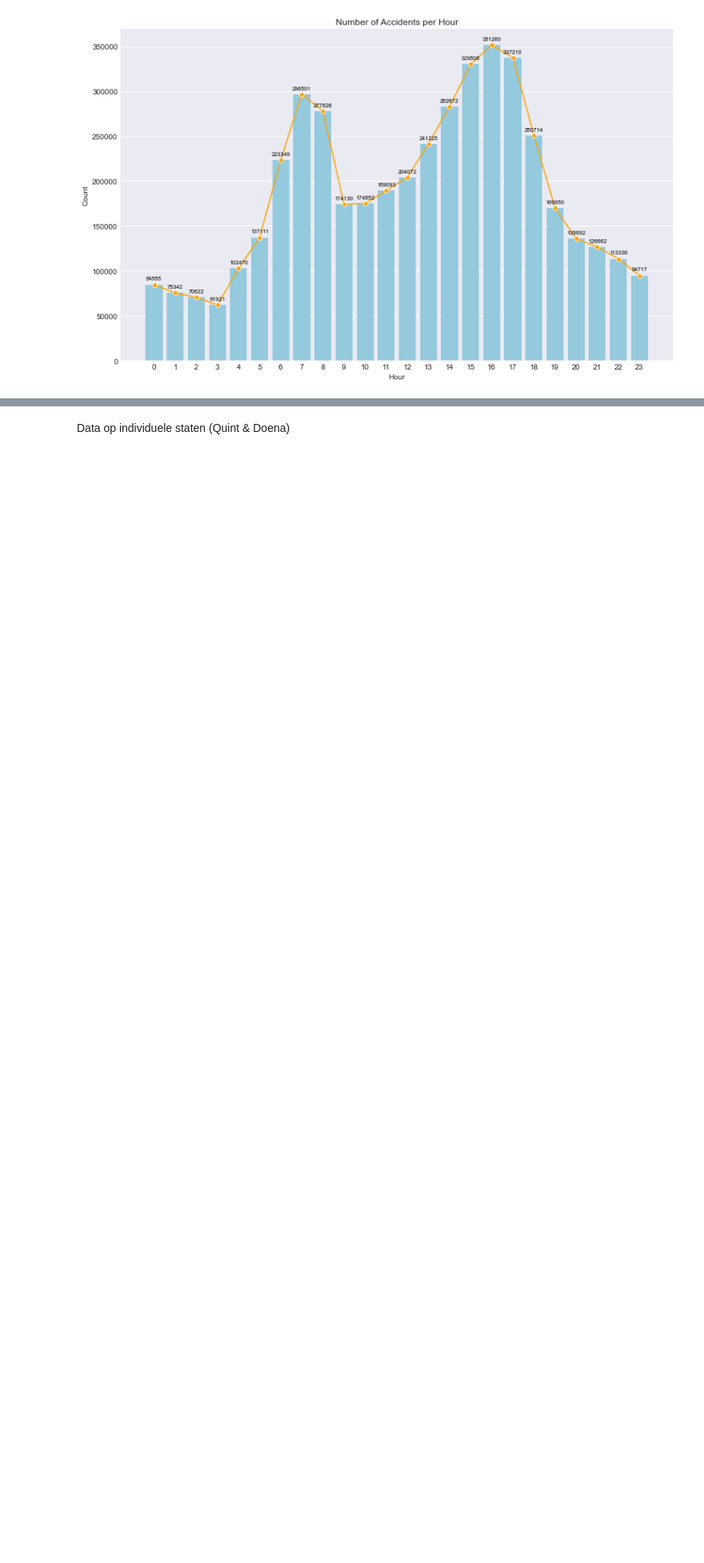
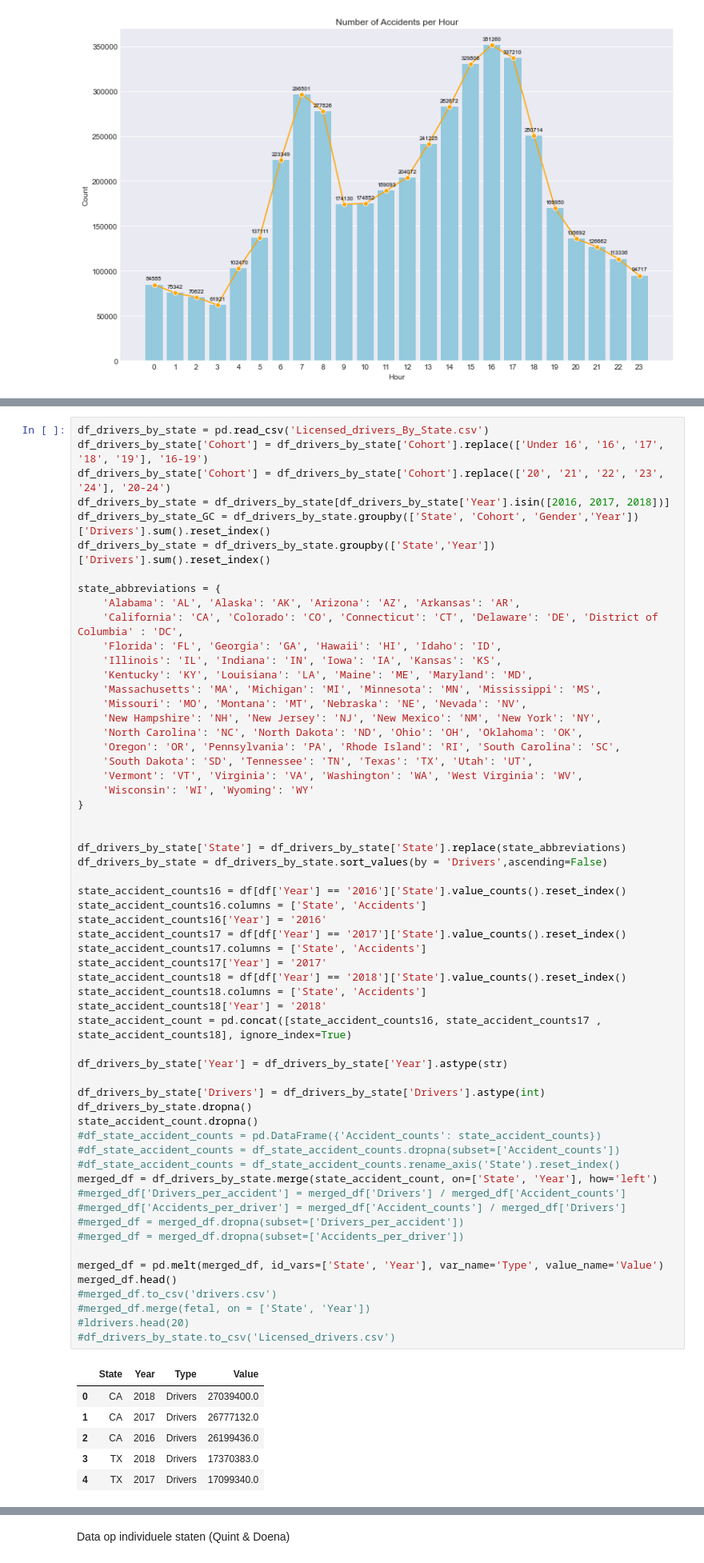
Before and after one commit to LeaSlot/WT_Car, a Jupyter notebook: Bart.ipynb, the cells around one changed output, grey strips where cells are left out. Shown: that part at 80% size. Cells and saved outputs as stored; diff of their text form; blank space fills up the shorter version.

```diff
--- a/Bart.ipynb
+++ b/Bart.ipynb
@@ -408,3 +449,69 @@ merged_df.head(20)
 | 17 | 20 | MD | 4329503.0 | 93883.0 | 46.115942 | 0.021684 |
 | 18 | 25 | MO | 4274784.0 | 45875.0 | 93.183302 | 0.010732 |
 | 19 | 49 | WI | 4234793.0 | 15041.0 | 281.549963 | 0.003552 |
+# %%
+df_drivers_by_state = pd.read_csv('Licensed_drivers_By_State.csv')
+df_drivers_by_state['Cohort'] = df_drivers_by_state['Cohort'].replace(['Under 16', '16', '17', '18', '19'], '16-19')
+df_drivers_by_state['Cohort'] = df_drivers_by_state['Cohort'].replace(['20', '21', '22', '23', '24'], '20-24')
+df_drivers_by_state = df_drivers_by_state[df_drivers_by_state['Year'].isin([2016, 2017, 2018])]
+df_drivers_by_state_GC = df_drivers_by_state.groupby(['State', 'Cohort', 'Gender','Year'])['Drivers'].sum().reset_index()
+df_drivers_by_state = df_drivers_by_state.groupby(['State','Year'])['Drivers'].sum().reset_index()
+
+state_abbreviations = {
+    'Alabama': 'AL', 'Alaska': 'AK', 'Arizona': 'AZ', 'Arkansas': 'AR',
+    'California': 'CA', 'Colorado': 'CO', 'Connecticut': 'CT', 'Delaware': 'DE', 'District of Columbia' : 'DC',
+    'Florida': 'FL', 'Georgia': 'GA', 'Hawaii': 'HI', 'Idaho': 'ID',
+    'Illinois': 'IL', 'Indiana': 'IN', 'Iowa': 'IA', 'Kansas': 'KS',
+    'Kentucky': 'KY', 'Louisiana': 'LA', 'Maine': 'ME', 'Maryland': 'MD',
+    'Massachusetts': 'MA', 'Michigan': 'MI', 'Minnesota': 'MN', 'Mississippi': 'MS',
+    'Missouri': 'MO', 'Montana': 'MT', 'Nebraska': 'NE', 'Nevada': 'NV',
+    'New Hampshire': 'NH', 'New Jersey': 'NJ', 'New Mexico': 'NM', 'New York': 'NY',
+    'North Carolina': 'NC', 'North Dakota': 'ND', 'Ohio': 'OH', 'Oklahoma': 'OK',
+    'Oregon': 'OR', 'Pennsylvania': 'PA', 'Rhode Island': 'RI', 'South Carolina': 'SC',
+    'South Dakota': 'SD', 'Tennessee': 'TN', 'Texas': 'TX', 'Utah': 'UT',
+    'Vermont': 'VT', 'Virginia': 'VA', 'Washington': 'WA', 'West Virginia': 'WV',
+    'Wisconsin': 'WI', 'Wyoming': 'WY'
+}
+
+
+df_drivers_by_state['State'] = df_drivers_by_state['State'].replace(state_abbreviations)
+df_drivers_by_state = df_drivers_by_state.sort_values(by = 'Drivers',ascending=False)
+
+state_accident_counts16 = df[df['Year'] == '2016']['State'].value_counts().reset_index()
+state_accident_counts16.columns = ['State', 'Accidents']
+state_accident_counts16['Year'] = '2016'
+state_accident_counts17 = df[df['Year'] == '2017']['State'].value_counts().reset_index()
+state_accident_counts17.columns = ['State', 'Accidents']
+state_accident_counts17['Year'] = '2017'
+state_accident_counts18 = df[df['Year'] == '2018']['State'].value_counts().reset_index()
+state_accident_counts18.columns = ['State', 'Accidents']
+state_accident_counts18['Year'] = '2018'
+state_accident_count = pd.concat([state_accident_counts16, state_accident_counts17 , state_accident_counts18], ignore_index=True)
+
+df_drivers_by_state['Year'] = df_drivers_by_state['Year'].astype(str)
+
+df_drivers_by_state['Drivers'] = df_drivers_by_state['Drivers'].astype(int)
+df_drivers_by_state.dropna()
+state_accident_count.dropna()
+#df_state_accident_counts = pd.DataFrame({'Accident_counts': state_accident_counts})
+#df_state_accident_counts = df_state_accident_counts.dropna(subset=['Accident_counts'])
+#df_state_accident_counts = df_state_accident_counts.rename_axis('State').reset_index()
+merged_df = df_drivers_by_state.merge(state_accident_count, on=['State', 'Year'], how='left')
+#merged_df['Drivers_per_accident'] = merged_df['Drivers'] / merged_df['Accident_counts']
+#merged_df['Accidents_per_driver'] = merged_df['Accident_counts'] / merged_df['Drivers']
+#merged_df = merged_df.dropna(subset=['Drivers_per_accident'])
+#merged_df = merged_df.dropna(subset=['Accidents_per_driver'])
+
+merged_df = pd.melt(merged_df, id_vars=['State', 'Year'], var_name='Type', value_name='Value')
+merged_df.head()
+#merged_df.to_csv('drivers.csv')
+#merged_df.merge(fetal, on = ['State', 'Year'])
+#ldrivers.head(20)
+#df_drivers_by_state.to_csv('Licensed_drivers.csv')
+# %% [output]
+|  | State | Year | Type | Value |
+| 0 | CA | 2018 | Drivers | 27039400.0 |
+| 1 | CA | 2017 | Drivers | 26777132.0 |
+| 2 | CA | 2016 | Drivers | 26199436.0 |
+| 3 | TX | 2018 | Drivers | 17370383.0 |
+| 4 | TX | 2017 | Drivers | 17099340.0 |
```
Also changed, not shown: parts of 9 cells of this notebook.
